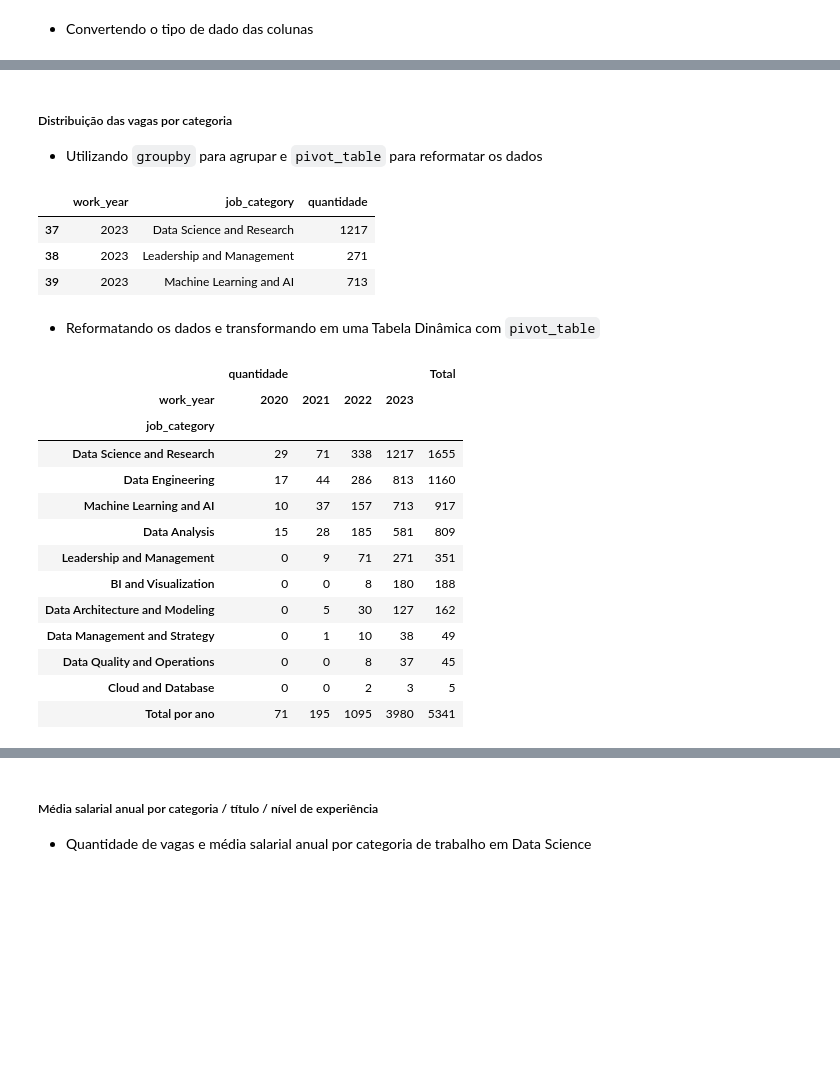
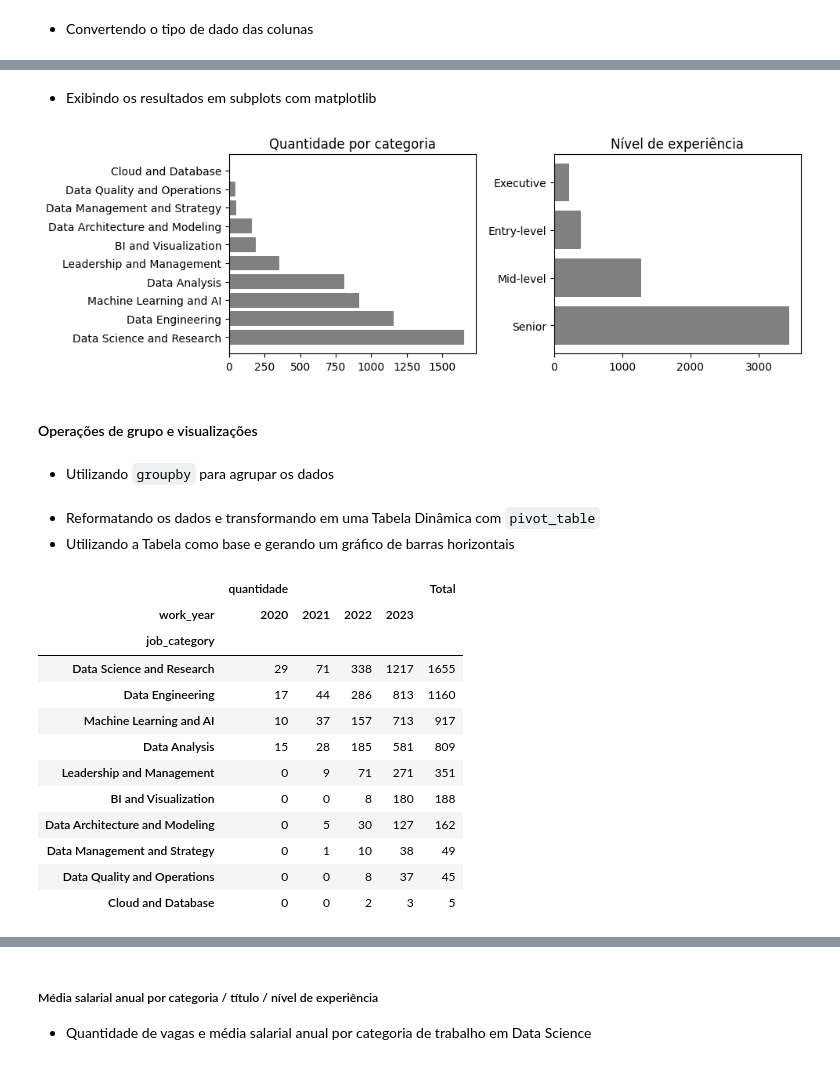
Before and after one commit to ryanrodr/eda-jobs-in-data, a Jupyter notebook: analise_exploratoria.ipynb, the cells around one changed output, grey strips where cells are left out. Drawn from its saved outputs; the diff is of its cells as text; code cells hidden in the pictures; blank space fills up the shorter version.

Commit message:
atualização pivot_table e matplotlib

```diff
--- a/analise_exploratoria.ipynb
+++ b/analise_exploratoria.ipynb
@@ -109,21 +133,33 @@ data.head(3)
+# %% [markdown]
+- Exibindo os resultados em subplots com matplotlib
+# %%
+plt.figure(figsize=(10, 6)) # Definindo o tamanho da imagem
+
+plt.subplot(2, 2, 1)
+plt.barh(resumo_categoria['job_category'], resumo_categoria['quantidade'], color='gray')
+plt.title('Quantidade por categoria')
+
+plt.subplot(2, 2, 2)
+plt.barh(resumo_exp['experience_level'], resumo_exp['quantidade'], color='gray')
+plt.title('Nível de experiência')
+
+plt.tight_layout() # Ajustando o tamanho
+# %% [output]
+[figure, added]
+# %% [markdown]
+#### Operações de grupo e visualizações
 # %% [markdown]
-##### Distribuição das vagas por categoria
-- Utilizando `groupby` para agrupar e `pivot_table` para reformatar os dados
+- Utilizando `groupby` para agrupar os dados
 # %%
-# Resumindo os dados pelo total de vagas por função e área de atuação
+# Resumindo os dados pelo ano, categoria e contando o número de ocorrências
 group = data.groupby(['work_year', 'job_category']).size().reset_index(name='quantidade')
-
-# Selecionando somente valores existentes
-group = group[group['quantidade'] > 0]
-# %%
-group.tail(3)
-# %% [output]
-|  | work_year | job_category | quantidade |
-| 37 | 2023 | Data Science and Research | 1217 |
-| 38 | 2023 | Leadership and Management | 271 |
-| 39 | 2023 | Machine Learning and AI | 713 |
 # %% [markdown]
 - Reformatando os dados e transformando em uma Tabela Dinâmica com `pivot_table`
+- Utilizando a Tabela como base e gerando um gráfico de barras horizontais
 # %%
-# Preenchendo os valores ausentes da Tabela com fillna e transformando os valores em int
-tabela = group.pivot_table(index='job_category', columns='work_year').fillna(0).astype(int)
+# Preenchendo os valores ausentes com fillna e transformando em inteiros
+categoria_ano = group.pivot_table(index='job_category', columns='work_year').fillna(0).astype(int)
+
+# Acrescentando Totais Gerais na tabela e ordenando os dados
+categoria_ano['Total'] = categoria_ano.sum(axis=1)
+categoria_ano = categoria_ano.sort_values(by='Total', ascending=False)
@@ -135,18 +166,17 @@ tabela.loc['Total por ano'] = tabela.sum(axis=0)
 # %%
-# Centralizando e formatando a tabela
-tabela.style.set_properties(**{'text-align': 'center'})
+# Formatando e centralizando a tabela dinâmica
+categoria_ano.style.set_properties(**{'text-align': 'center'})
 # %% [output]
 |  | quantidade |  |  |  | Total |
 | work_year | 2020 | 2021 | 2022 | 2023 |  |
 | job_category |  |  |  |  |  |
 | Data Science and Research | 29 | 71 | 338 | 1217 | 1655 |
 | Data Engineering | 17 | 44 | 286 | 813 | 1160 |
 | Machine Learning and AI | 10 | 37 | 157 | 713 | 917 |
 | Data Analysis | 15 | 28 | 185 | 581 | 809 |
 | Leadership and Management | 0 | 9 | 71 | 271 | 351 |
 | BI and Visualization | 0 | 0 | 8 | 180 | 188 |
 | Data Architecture and Modeling | 0 | 5 | 30 | 127 | 162 |
 | Data Management and Strategy | 0 | 1 | 10 | 38 | 49 |
 | Data Quality and Operations | 0 | 0 | 8 | 37 | 45 |
 | Cloud and Database | 0 | 0 | 2 | 3 | 5 |
-| Total por ano | 71 | 195 | 1095 | 3980 | 5341 |
```
Also changed, not shown: parts of 37 cells of this notebook.
